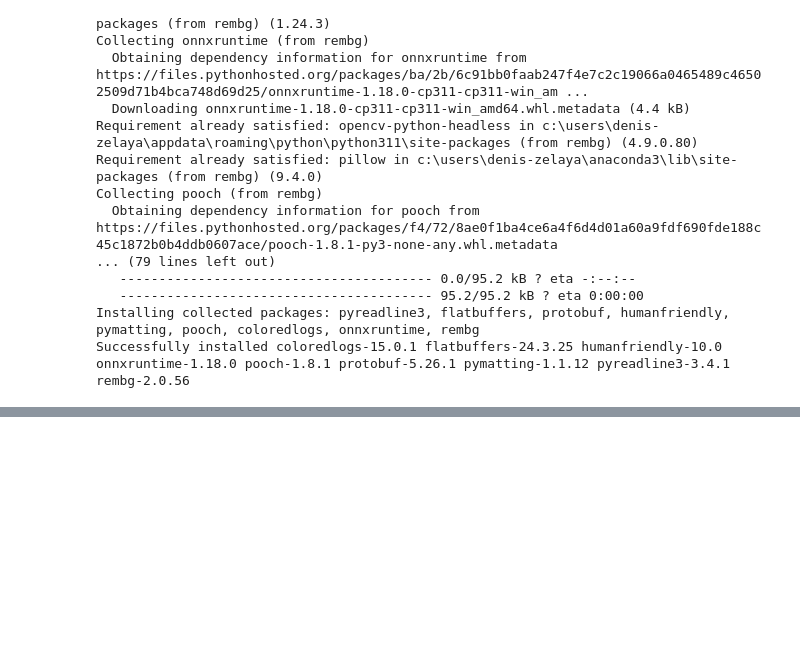
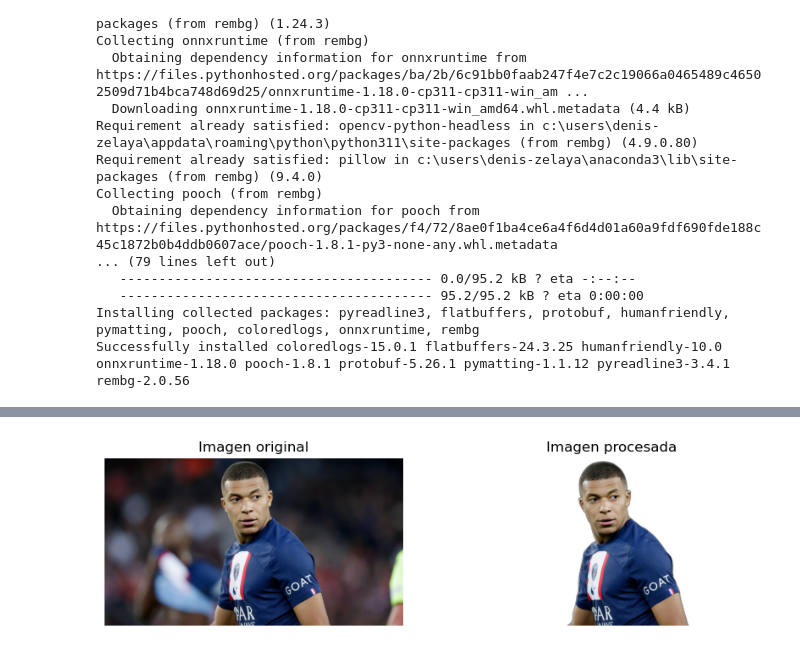
Before and after one commit to DenisFZelaya/RemoveBG, a Jupyter notebook: remove.ipynb, the cells around one changed output, grey strips where cells are left out. Drawn from its saved outputs; the diff is of its cells as text; code cells hidden in the pictures; blank space fills up the shorter version.

Commit message:
FEAT: Agregar visualizacion

```diff
--- a/remove.ipynb
+++ b/remove.ipynb
@@ -33,0 +23,33 @@ Downloading data from 'https://github.com/danielgatis/rembg/releases/download/v0
+# %%
+from rembg import remove
+from PIL import Image
+import matplotlib.pyplot as plt
+
+# Rutas de entrada y salida
+input_path = "img.jpg"
+output_path = "test.png"
+
+# Abrir la imagen de entrada
+input_image = Image.open(input_path)
+
+# Eliminar el fondo y guardar la imagen procesada
+output_image = remove(input_image)
+output_image.save(output_path)
+
+# Mostrar ambas imágenes en una figura de Matplotlib
+fig, axes = plt.subplots(1, 2, figsize=(10, 5))
+
+# Mostrar la imagen original en el primer eje
+axes[0].imshow(input_image)
+axes[0].set_title('Imagen original')
+axes[0].axis('off')
+
+# Mostrar la imagen procesada en el segundo eje
+axes[1].imshow(output_image)
+axes[1].set_title('Imagen procesada')
+axes[1].axis('off')
+
+# Mostrar la figura
+plt.show()
+# %% [output]
+[figure, added]
```
Also changed, not shown: parts of 1 cell of this notebook, 2 other files.
